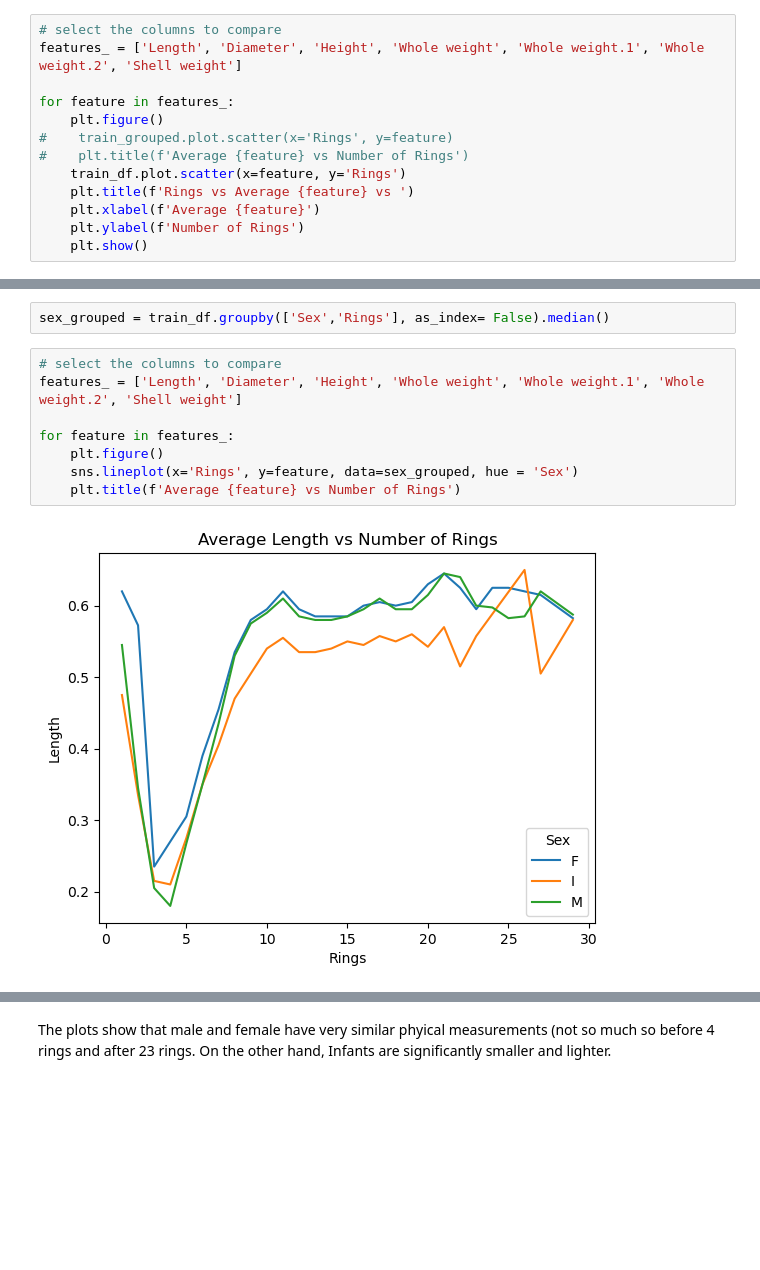
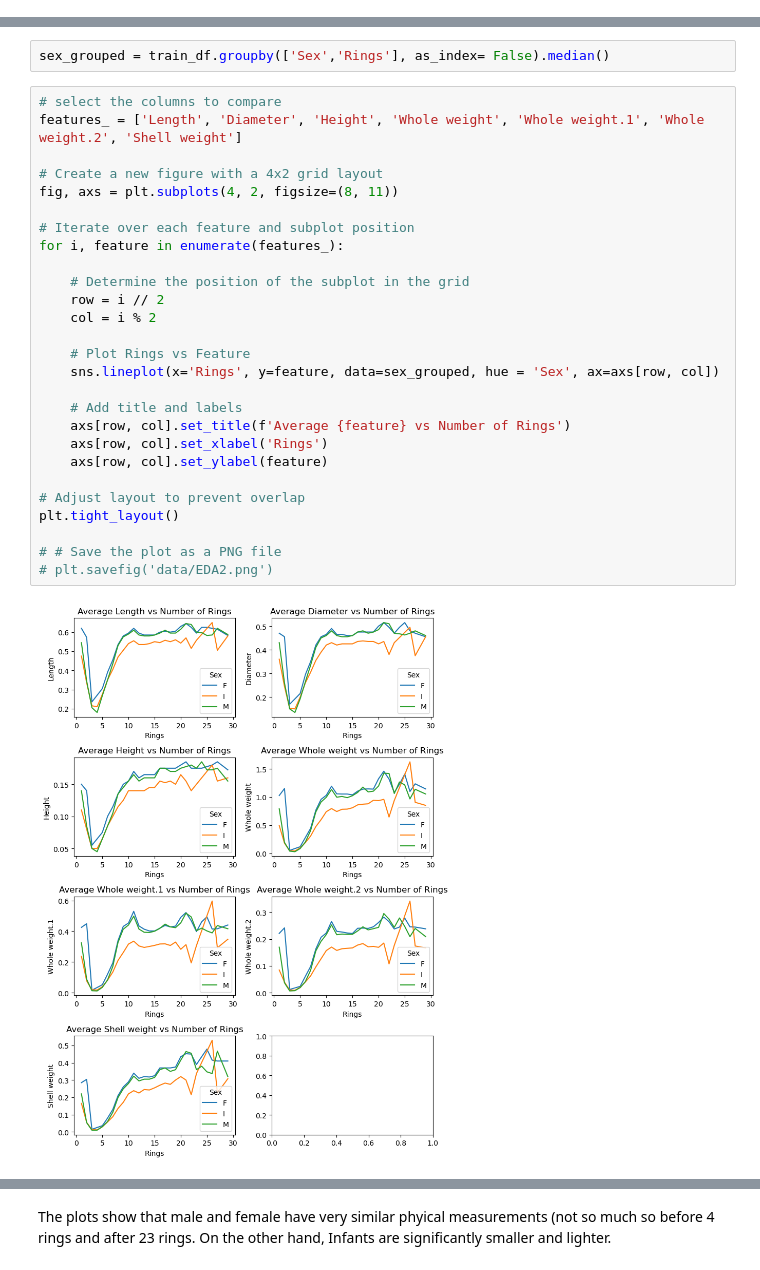
Before and after one commit to MikMar99/Optimising-Abalone-Price-through-Age-Prediction, a Jupyter notebook: EDA.ipynb, the cells around one changed output, grey strips where cells are left out. Saved outputs shown, nothing was run; the diff lists cells and outputs as text; blank space fills up the shorter version.

Commit message:
improved the layout of the figures and added output figure code to display in readme file

```diff
--- a/EDA.ipynb
+++ b/EDA.ipynb
@@ -200,13 +196,0 @@ train_grouped = train_df.groupby('Rings', as_index = False).mean(numeric_only =
-# %%
-# select the columns to compare
-features_ = ['Length', 'Diameter', 'Height', 'Whole weight', 'Whole weight.1', 'Whole weight.2', 'Shell weight']
-
-for feature in features_:
-    plt.figure()
-#    train_grouped.plot.scatter(x='Rings', y=feature)
-#    plt.title(f'Average {feature} vs Number of Rings')
-    train_df.plot.scatter(x=feature, y='Rings')
-    plt.title(f'Rings vs Average {feature} vs ')
-    plt.xlabel(f'Average {feature}')
-    plt.ylabel(f'Number of Rings')
-    plt.show()
@@ -239,10 +236,29 @@ sex_grouped = train_df.groupby(['Sex','Rings'], as_index= False).median()
 # %%
 # select the columns to compare
 features_ = ['Length', 'Diameter', 'Height', 'Whole weight', 'Whole weight.1', 'Whole weight.2', 'Shell weight']
 
-for feature in features_:
-    plt.figure()
-    sns.lineplot(x='Rings', y=feature, data=sex_grouped, hue = 'Sex')
-    plt.title(f'Average {feature} vs Number of Rings')
+# Create a new figure with a 4x2 grid layout
+fig, axs = plt.subplots(4, 2, figsize=(8, 11))
+
+# Iterate over each feature and subplot position
+for i, feature in enumerate(features_):
+
+    # Determine the position of the subplot in the grid
+    row = i // 2
+    col = i % 2
+
+    # Plot Rings vs Feature
+    sns.lineplot(x='Rings', y=feature, data=sex_grouped, hue = 'Sex', ax=axs[row, col])
+
+    # Add title and labels
+    axs[row, col].set_title(f'Average {feature} vs Number of Rings')
+    axs[row, col].set_xlabel('Rings')
+    axs[row, col].set_ylabel(feature)
+
+# Adjust layout to prevent overlap
+plt.tight_layout()
+
+# # Save the plot as a PNG file
+# plt.savefig('data/EDA2.png')
 # %% [output]
-[figure, old version]
+[figure, new version]
```
Also changed, not shown: parts of 7 cells of this notebook, 9 other files.
